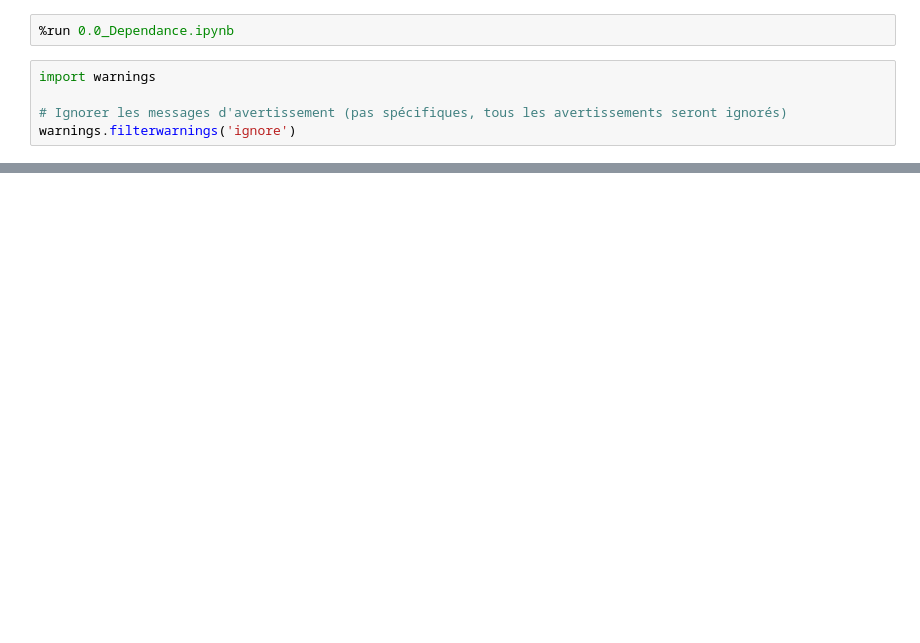
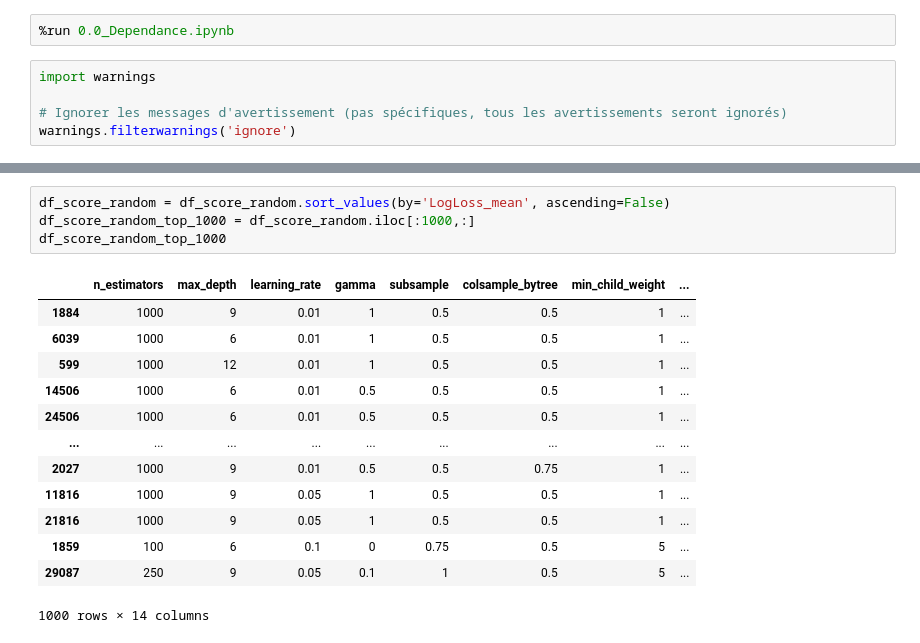
Before and after one commit to Belette73/Prediction-of-Cirrhosis-Outcomes, a Jupyter notebook: data/Franck/Dataviz version1.ipynb, the cells around one changed output, grey strips where cells are left out. Saved outputs shown, nothing was run; the diff lists cells and outputs as text; blank space fills up the shorter version.

```diff
--- a/data/Franck/Dataviz version1.ipynb
+++ b/data/Franck/Dataviz version1.ipynb
@@ -25,0 +26,18 @@ df_score_random
+# %%
+df_score_random = df_score_random.sort_values(by='LogLoss_mean', ascending=False)
+df_score_random_top_1000 = df_score_random.iloc[:1000,:]
+df_score_random_top_1000
+# %% [output]
+|  | n_estimators | max_depth | learning_rate | gamma | subsample | colsample_bytree | min_child_weight | ... |
+| 1884 | 1000 | 9 | 0.01 | 1 | 0.5 | 0.5 | 1 | ... |
+| 6039 | 1000 | 6 | 0.01 | 1 | 0.5 | 0.5 | 1 | ... |
+| 599 | 1000 | 12 | 0.01 | 1 | 0.5 | 0.5 | 1 | ... |
+| 14506 | 1000 | 6 | 0.01 | 0.5 | 0.5 | 0.5 | 1 | ... |
+| 24506 | 1000 | 6 | 0.01 | 0.5 | 0.5 | 0.5 | 1 | ... |
+| ... | ... | ... | ... | ... | ... | ... | ... | ... |
+| 2027 | 1000 | 9 | 0.01 | 0.5 | 0.5 | 0.75 | 1 | ... |
+| 11816 | 1000 | 9 | 0.05 | 1 | 0.5 | 0.5 | 1 | ... |
+| 21816 | 1000 | 9 | 0.05 | 1 | 0.5 | 0.5 | 1 | ... |
+| 1859 | 100 | 6 | 0.1 | 0 | 0.75 | 0.5 | 5 | ... |
+| 29087 | 250 | 9 | 0.05 | 0.1 | 1 | 0.5 | 5 | ... |
+1000 rows × 14 columns
```
Also changed, not shown: parts of 6 cells of this notebook.
